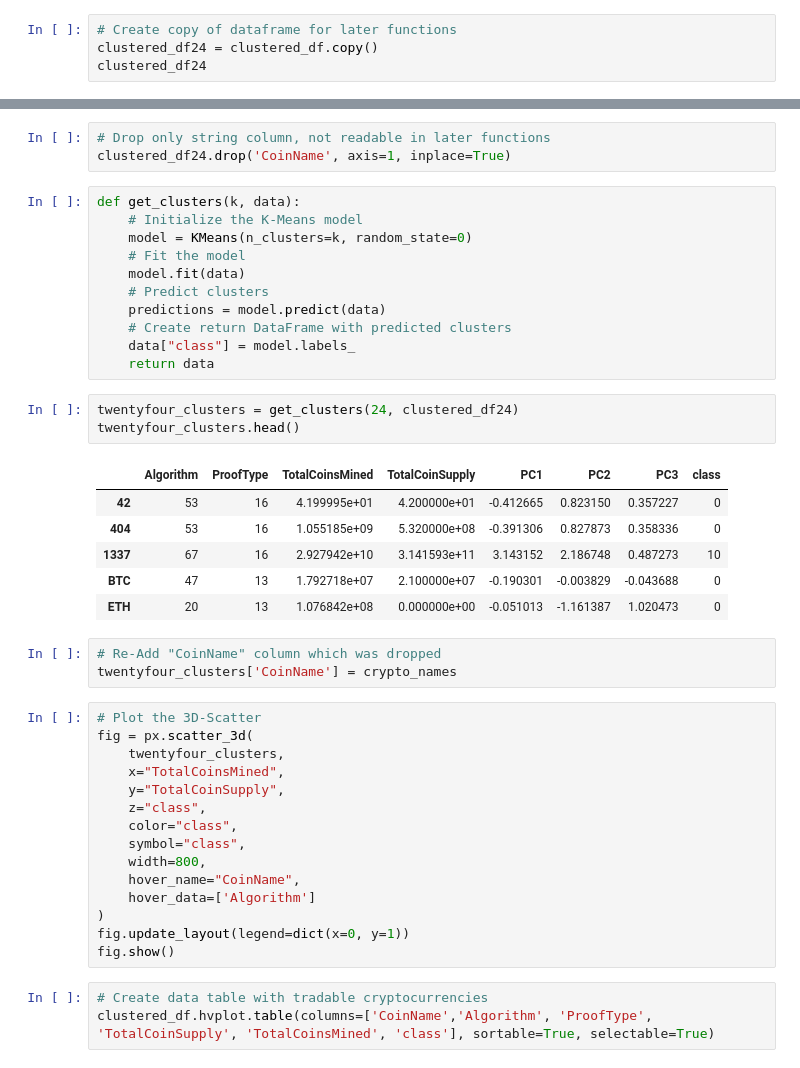
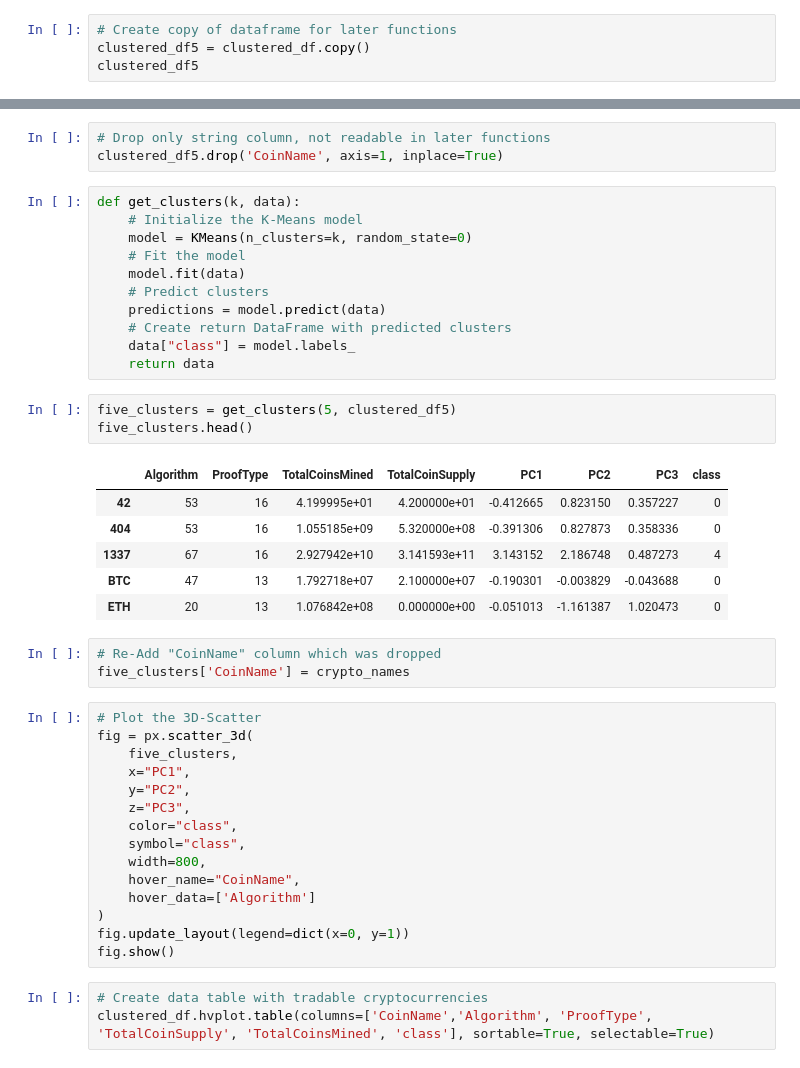
Before and after one commit to HannahEG/Cryptocurrencies, a Jupyter notebook: CryptocurrenciesChallenge18.ipynb, the cells around one changed output, grey strips where cells are left out. Drawn from its saved outputs; the diff is of its cells as text.

```diff
--- a/CryptocurrenciesChallenge18.ipynb
+++ b/CryptocurrenciesChallenge18.ipynb
@@ -269,8 +269,8 @@ clustered_df['TotalCoinSupply'] = clustered_df['TotalCoinSupply'].astype('str')
 clustered_df['TotalCoinSupply'] = pd.to_numeric(clustered_df['TotalCoinSupply'])
 # %%
 # Create copy of dataframe for later functions
-clustered_df24 = clustered_df.copy()
-clustered_df24
+clustered_df5 = clustered_df.copy()
+clustered_df5
 # %% [output]
 |  | Algorithm | ProofType | TotalCoinsMined | TotalCoinSupply | PC1 | PC2 | PC3 | class | CoinName |
 | 42 | 53 | 16 | 4.199995e+01 | 4.200000e+01 | -0.412665 | 0.823150 | 0.357227 | 5 | 42 Coin |
@@ -287,7 +287,7 @@ clustered_df24
 533 rows × 9 columns
 # %%
 # Drop only string column, not readable in later functions
-clustered_df24.drop('CoinName', axis=1, inplace=True)
+clustered_df5.drop('CoinName', axis=1, inplace=True)
 # %%
 def get_clusters(k, data):
     # Initialize the K-Means model
@@ -299,26 +299,26 @@ def get_clusters(k, data):
     # Create return DataFrame with predicted clusters
     data["class"] = model.labels_
     return data
-# %%
-twentyfour_clusters = get_clusters(24, clustered_df24)
-twentyfour_clusters.head()
-# %% [output]
-|  | Algorithm | ProofType | TotalCoinsMined | TotalCoinSupply | PC1 | PC2 | PC3 | class |
-| 42 | 53 | 16 | 4.199995e+01 | 4.200000e+01 | -0.412665 | 0.823150 | 0.357227 | 0 |
-| 404 | 53 | 16 | 1.055185e+09 | 5.320000e+08 | -0.391306 | 0.827873 | 0.358336 | 0 |
-| 1337 | 67 | 16 | 2.927942e+10 | 3.141593e+11 | 3.143152 | 2.186748 | 0.487273 | 10 |
-| BTC | 47 | 13 | 1.792718e+07 | 2.100000e+07 | -0.190301 | -0.003829 | -0.043688 | 0 |
-| ETH | 20 | 13 | 1.076842e+08 | 0.000000e+00 | -0.051013 | -1.161387 | 1.020473 | 0 |
+# %%
+five_clusters = get_clusters(5, clustered_df5)
+five_clusters.head()
+# %% [output]
+|  | Algorithm | ProofType | TotalCoinsMined | TotalCoinSupply | PC1 | PC2 | PC3 | class |
+| 42 | 53 | 16 | 4.199995e+01 | 4.200000e+01 | -0.412665 | 0.823150 | 0.357227 | 0 |
+| 404 | 53 | 16 | 1.055185e+09 | 5.320000e+08 | -0.391306 | 0.827873 | 0.358336 | 0 |
+| 1337 | 67 | 16 | 2.927942e+10 | 3.141593e+11 | 3.143152 | 2.186748 | 0.487273 | 4 |
+| BTC | 47 | 13 | 1.792718e+07 | 2.100000e+07 | -0.190301 | -0.003829 | -0.043688 | 0 |
+| ETH | 20 | 13 | 1.076842e+08 | 0.000000e+00 | -0.051013 | -1.161387 | 1.020473 | 0 |
 # %%
 # Re-Add "CoinName" column which was dropped
-twentyfour_clusters['CoinName'] = crypto_names
+five_clusters['CoinName'] = crypto_names
 # %%
 # Plot the 3D-Scatter
 fig = px.scatter_3d(
-    twentyfour_clusters,
-    x="TotalCoinsMined",
-    y="TotalCoinSupply",
-    z="class",
+    five_clusters,
+    x="PC1",
+    y="PC2",
+    z="PC3",
     color="class",
     symbol="class",
     width=800,
```
Also changed, not shown: parts of 1 cell of this notebook.
